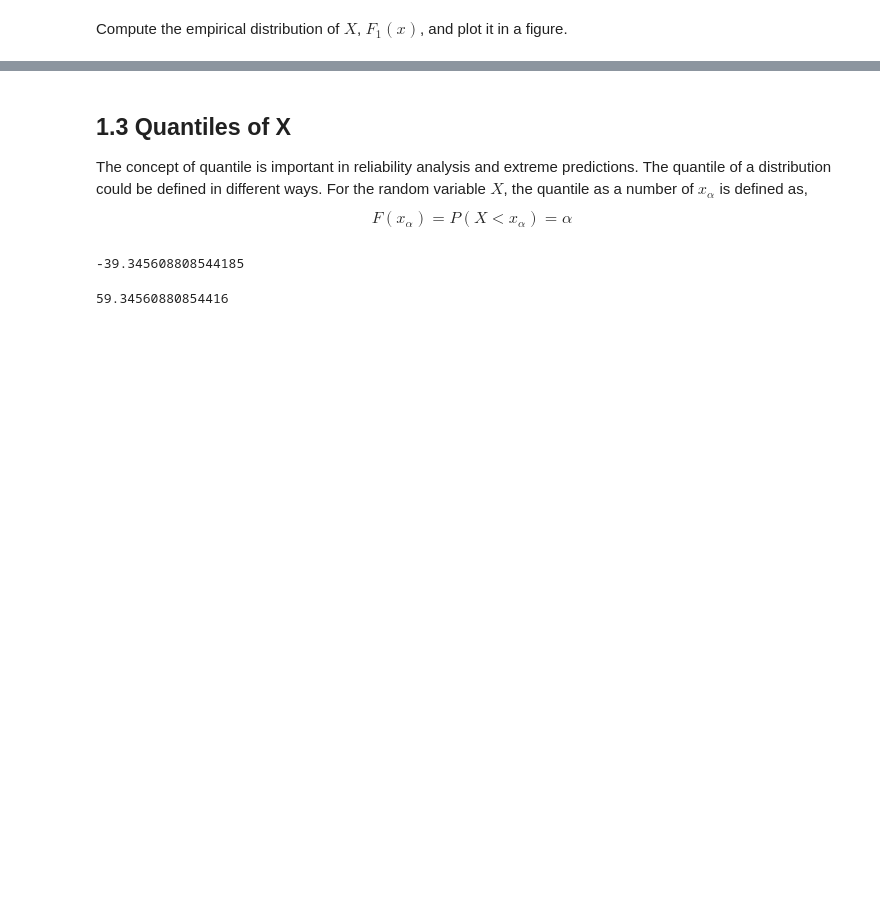
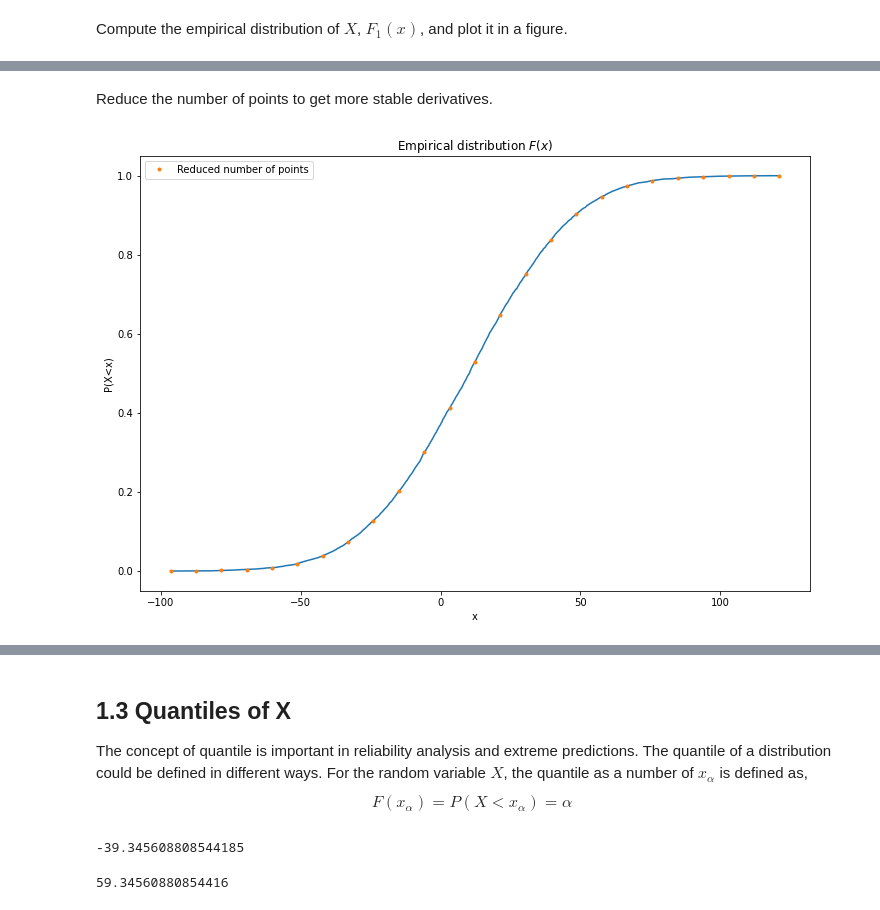
Before and after one commit to martinlarsalbert/Reliability-analysis-of-marine-structures, a Jupyter notebook: computer_exercises/python/exercise_1.ipynb, the cells around one changed output, grey strips where cells are left out. Saved outputs shown, nothing was run; the diff lists cells and outputs as text; code cells hidden in the pictures; blank space fills up the shorter version.

```diff
--- a/computer_exercises/python/exercise_1.ipynb
+++ b/computer_exercises/python/exercise_1.ipynb
@@ -65,0 +70,17 @@ ax.hist(values, bins=100);
+# %%
+smothing=400
+x_ = np.linspace(np.min(values), np.max(values),int(N/smothing))
+cdf_empirical = np.interp(x_, values,density)
+# %% [markdown]
+Reduce the number of points to get more stable derivatives.
+# %%
+fig,ax = plt.subplots()
+ax.plot(values,density,'-');
+ax.plot(x_,cdf_empirical,'.', label='Reduced number of points');
+ax.legend()
+
+ax.set_title('Empirical distribution $F(x)$');
+ax.set_xlabel('x')
+ax.set_ylabel('P(X<x)');
+# %% [output]
+[figure, added]
```
Also changed, not shown: parts of 14 cells of this notebook.
